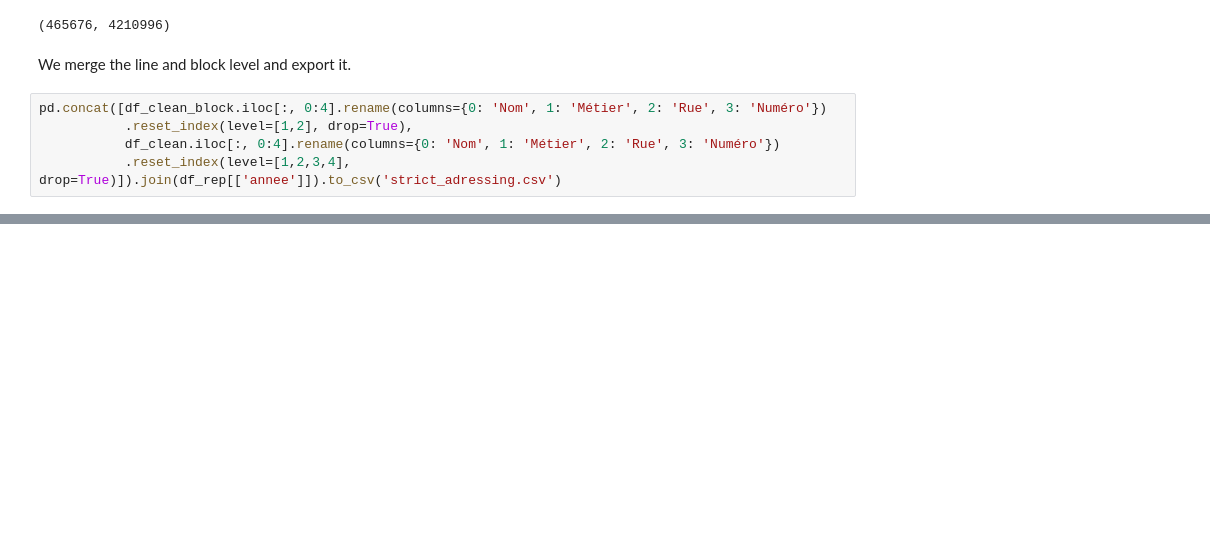
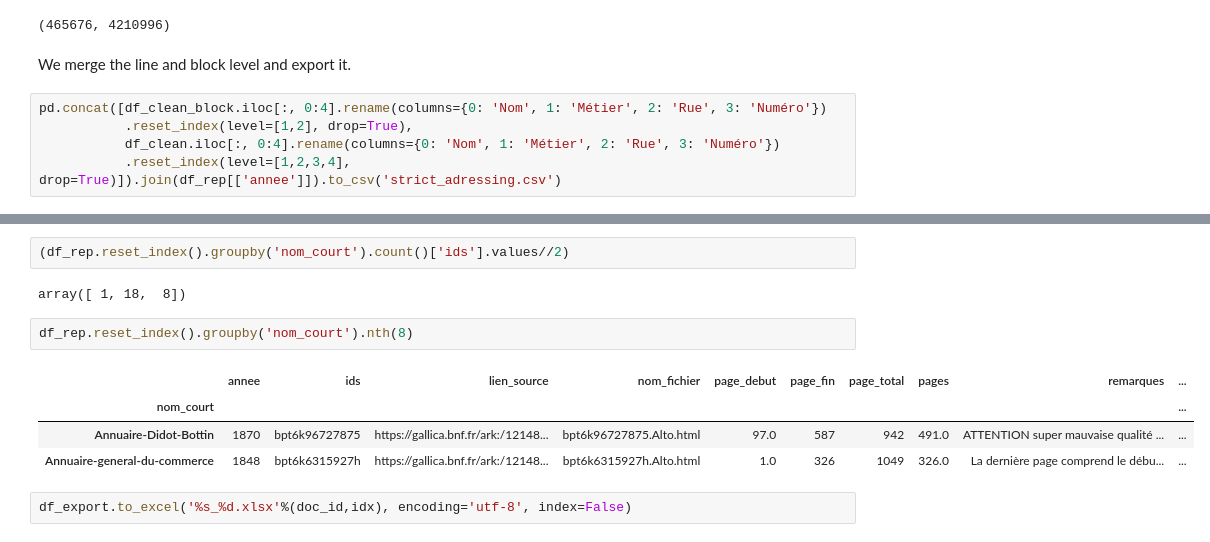
Before and after one commit to adescombes/Richelieu, a Jupyter notebook: Gallica OCR extraction de données.ipynb, the cells around one changed output, grey strips where cells are left out. Cells and saved outputs as stored; diff of their text form; blank space fills up the shorter version.

```diff
--- a/Gallica OCR extraction de données.ipynb
+++ b/Gallica OCR extraction de données.ipynb
@@ -484,0 +546,13 @@ pd.concat([df_clean_block.iloc[:, 0:4].rename(columns={0: 'Nom', 1: 'Métier', 2
+# %%
+(df_rep.reset_index().groupby('nom_court').count()['ids'].values//2)
+# %% [output]
+array([ 1, 18,  8])
+# %%
+df_rep.reset_index().groupby('nom_court').nth(8)
+# %% [output]
+|  | annee | ids | lien_source | nom_fichier | page_debut | page_fin | page_total | pages | remarques | ... |
+| nom_court |  |  |  |  |  |  |  |  |  | ... |
+| Annuaire-Didot-Bottin | 1870 | bpt6k96727875 | https://gallica.bnf.fr/ark:/12148... | bpt6k96727875.Alto.html | 97.0 | 587 | 942 | 491.0 | ATTENTION super mauvaise qualité ... | ... |
+| Annuaire-general-du-commerce | 1848 | bpt6k6315927h | https://gallica.bnf.fr/ark:/12148... | bpt6k6315927h.Alto.html | 1.0 | 326 | 1049 | 326.0 | La dernière page comprend le débu... | ... |
+# %%
+df_export.to_excel('%s_%d.xlsx'%(doc_id,idx), encoding='utf-8', index=False)
```
Also changed, not shown: parts of 6 cells of this notebook.
